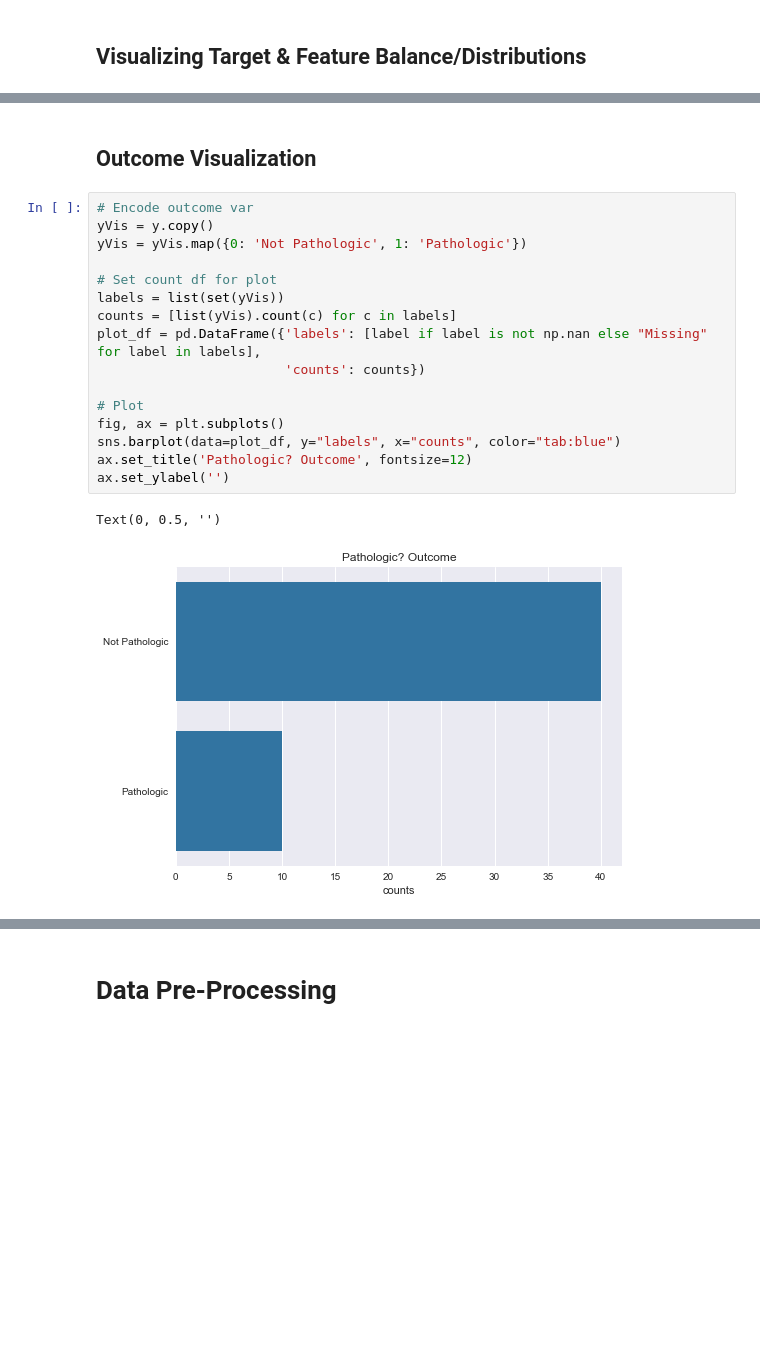
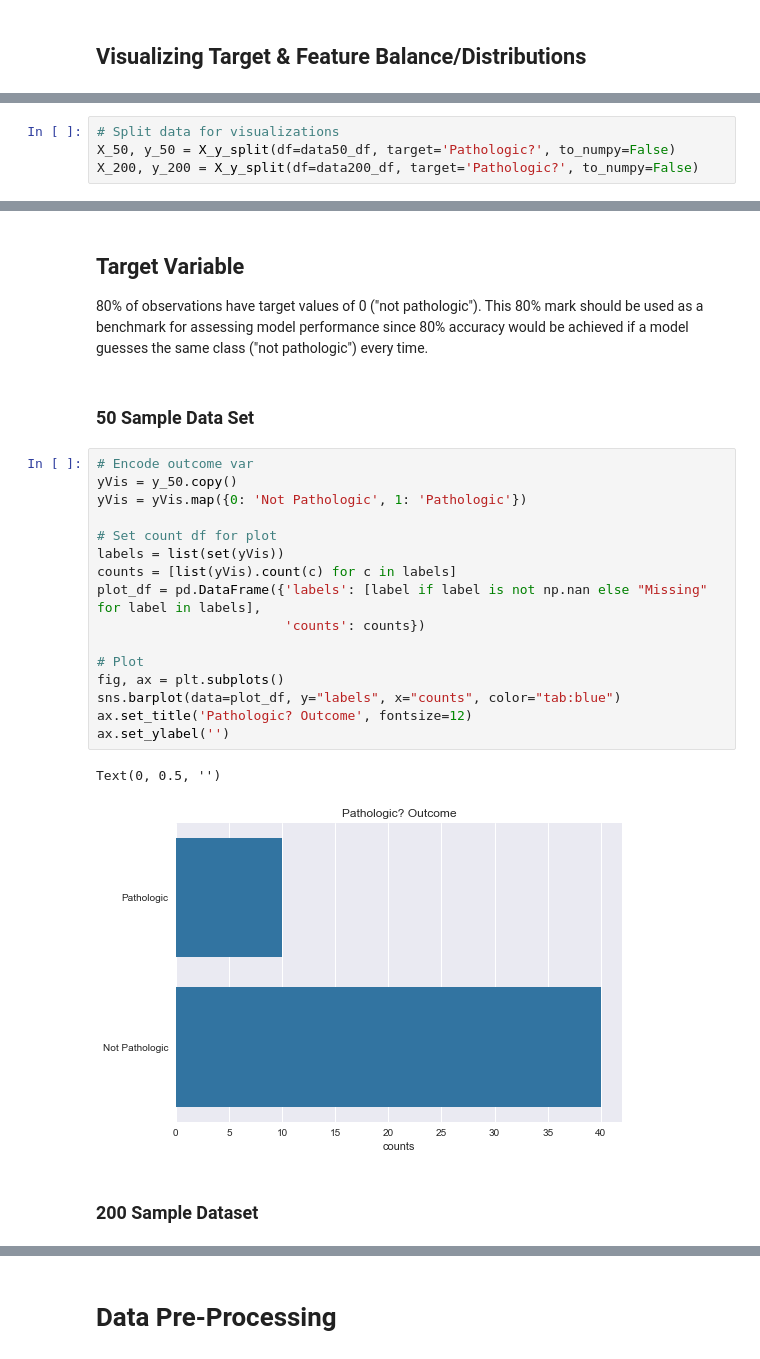
Before and after one commit to BrentonGraham/biomedical-ml-anschutz, a Jupyter notebook: 3. Logistic Regression & Cross-Validation/LogisticRegression&CrossValidation.ipynb, the cells around one changed output, grey strips where cells are left out. Saved outputs shown, nothing was run; the diff lists cells and outputs as text; blank space fills up the shorter version.

```diff
--- a/3. Logistic Regression & Cross-Validation/LogisticRegression&CrossValidation.ipynb
+++ b/3. Logistic Regression & Cross-Validation/LogisticRegression&CrossValidation.ipynb
@@ -167,4 +171,8 @@ def cat_feature_count_plot(df, n_col, fig_width, fig_height, hspace, wspace):
         plots[i].set_ylabel('')
 
     plt.show()
+# %%
+# Split data for visualizations
+X_50, y_50 = X_y_split(df=data50_df, target='Pathologic?', to_numpy=False)
+X_200, y_200 = X_y_split(df=data200_df, target='Pathologic?', to_numpy=False)
 # %% [markdown]
@@ -187,21 +208,27 @@ cat_feature_count_plot(df=X, n_col=2, fig_width=20, fig_height=5, hspace=0, wspa
 # %% [markdown]
-## Outcome Visualization
+## Target Variable
+
+80% of observations have target values of 0 ("not pathologic"). This 80% mark should be used as a benchmark for assessing model performance since 80% accuracy would be achieved if a model guesses the same class ("not pathologic") every time.
+# %% [markdown]
+### 50 Sample Data Set
 # %%
 # Encode outcome var
-yVis = y.copy()
+yVis = y_50.copy()
 yVis = yVis.map({0: 'Not Pathologic', 1: 'Pathologic'})
 
 # Set count df for plot
 labels = list(set(yVis))
 counts = [list(yVis).count(c) for c in labels]
 plot_df = pd.DataFrame({'labels': [label if label is not np.nan else "Missing" for label in labels],
                         'counts': counts})
 
 # Plot
 fig, ax = plt.subplots()
 sns.barplot(data=plot_df, y="labels", x="counts", color="tab:blue")
 ax.set_title('Pathologic? Outcome', fontsize=12)
 ax.set_ylabel('')
 # %% [output]
 Text(0, 0.5, '')
-[figure, old version]
+[figure, new version]
+# %% [markdown]
+### 200 Sample Dataset
```
Also changed, not shown: parts of 46 cells of this notebook.
